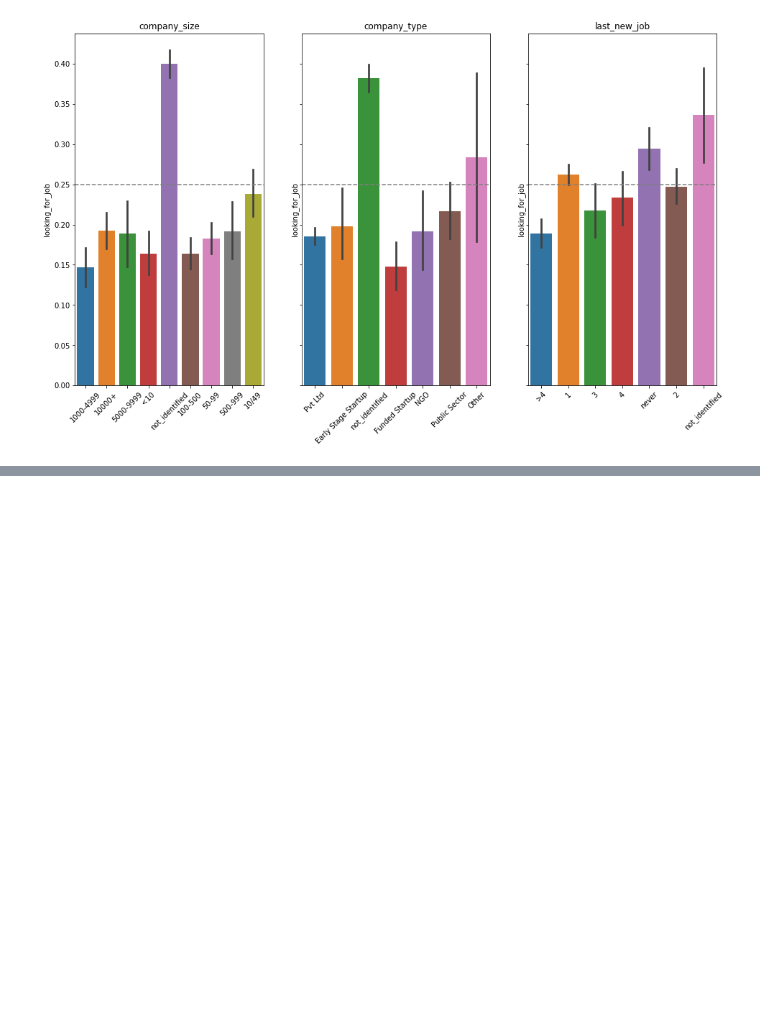
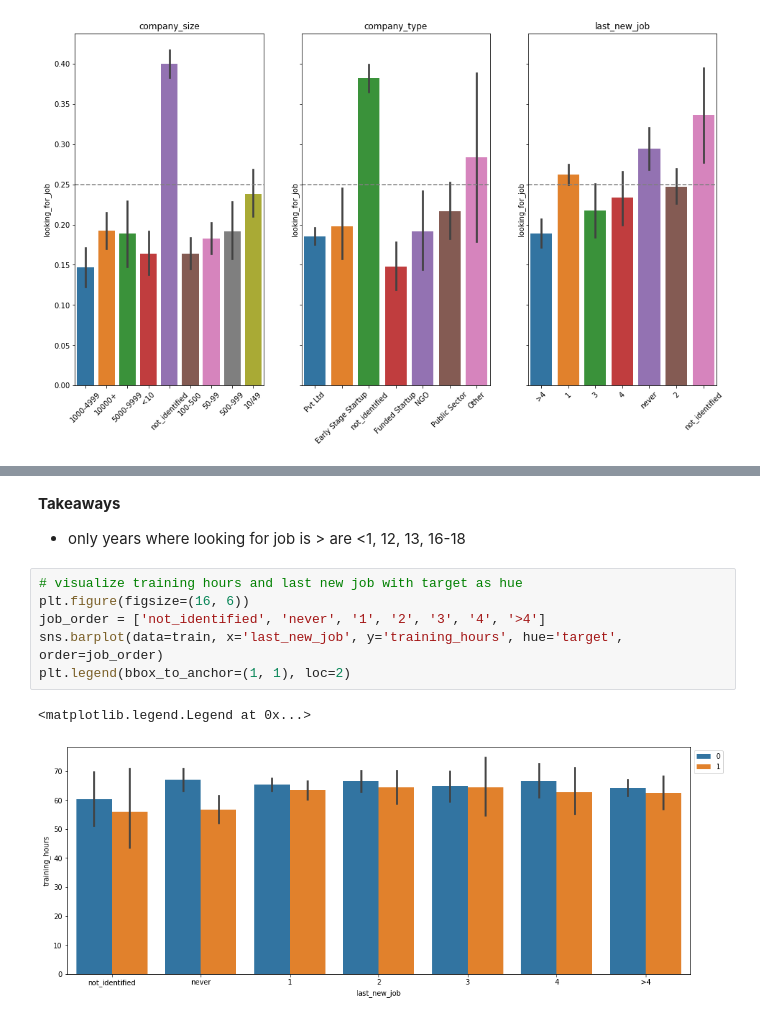
Before and after one commit to RyvynYoung/HRdataset, a Jupyter notebook: mvp.ipynb, the cells around one changed output, grey strips where cells are left out. Drawn from its saved outputs; the diff is of its cells as text; blank space fills up the shorter version.

```diff
--- a/mvp.ipynb
+++ b/mvp.ipynb
@@ -391,0 +388,12 @@ for i, feature in enumerate(features):
+# %% [markdown]
+**Takeaways**
+- only years where looking for job is > are <1, 12, 13, 16-18
+# %%
+# visualize training hours and last new job with target as hue
+plt.figure(figsize=(16, 6))
+job_order = ['not_identified', 'never', '1', '2', '3', '4', '>4']
+sns.barplot(data=train, x='last_new_job', y='training_hours', hue='target', order=job_order)
+plt.legend(bbox_to_anchor=(1, 1), loc=2)
+# %% [output]
+<matplotlib.legend.Legend at 0x...>
+[figure, added]
```
Also changed, not shown: parts of 11 cells of this notebook.
